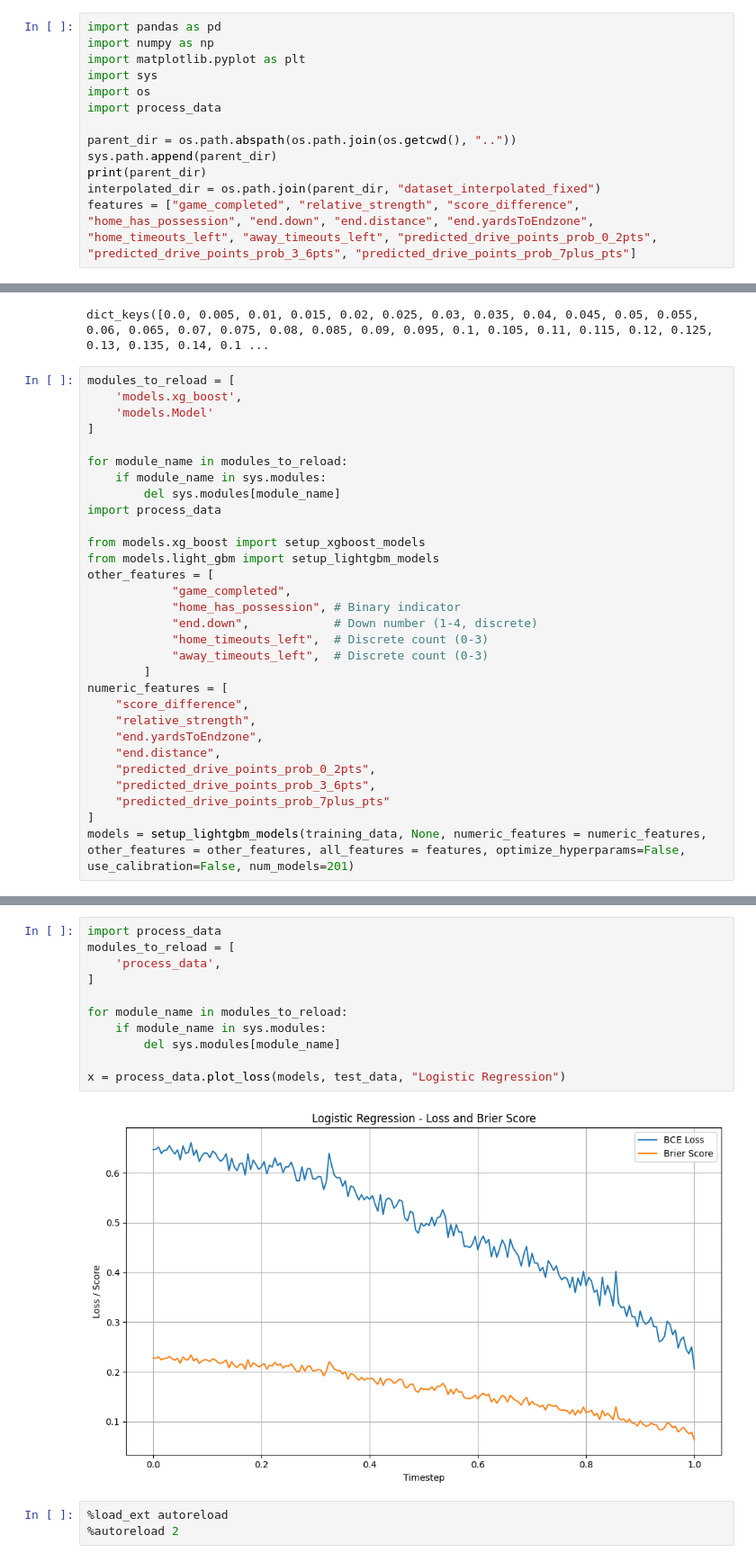
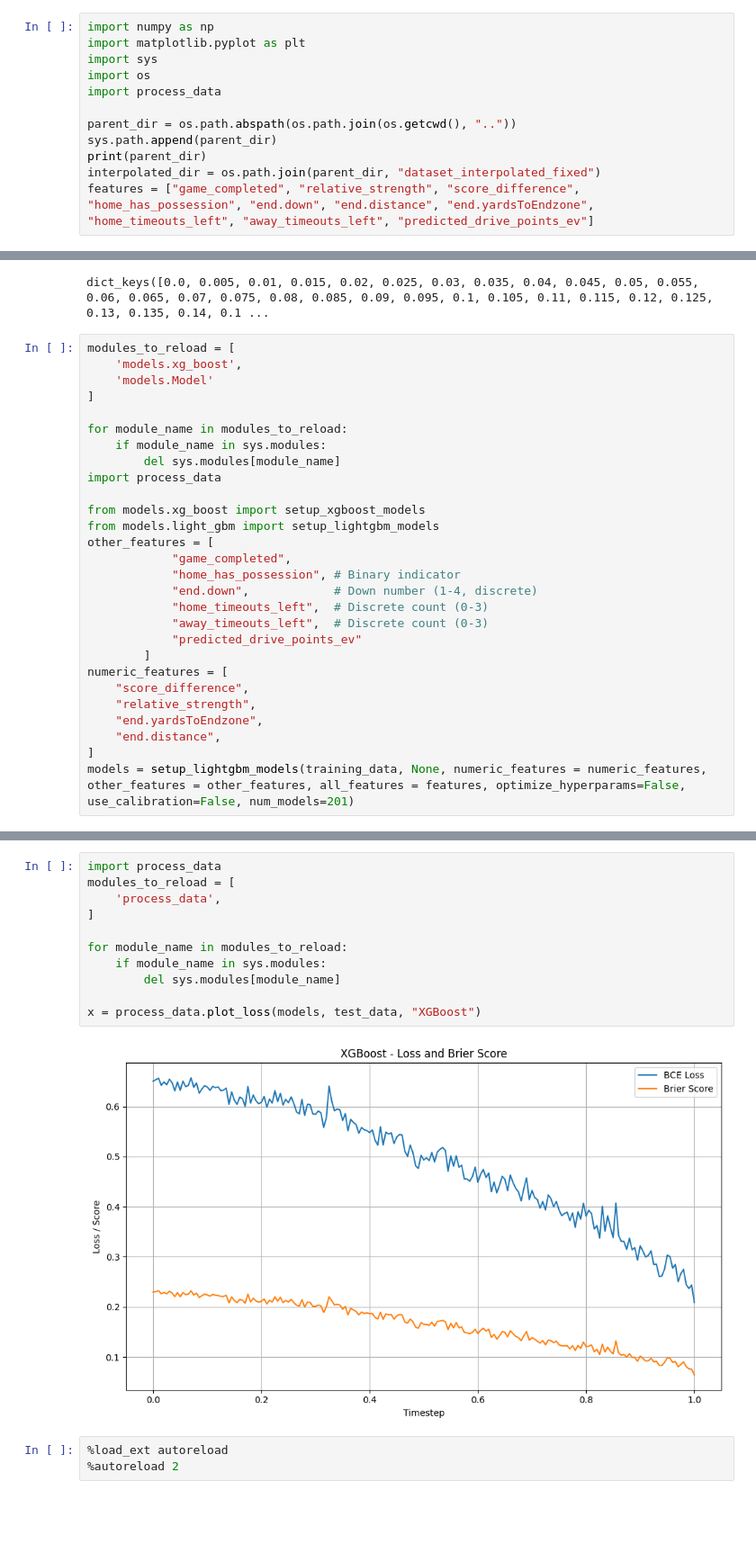
Before and after one commit to alys28/evalCUPF, a Jupyter notebook: NFL/ML/notebooks/xg_boost.ipynb, the cells around one changed output, grey strips where cells are left out. Shown at 90% size. Saved outputs shown, nothing was run; the diff lists cells and outputs as text; blank space fills up the shorter version.

```diff
--- a/NFL/ML/notebooks/xg_boost.ipynb
+++ b/NFL/ML/notebooks/xg_boost.ipynb
@@ -9,7 +9,6 @@ import process_data
 parent_dir = os.path.abspath(os.path.join(os.getcwd(), ".."))
 sys.path.append(parent_dir)
 # %%
-import pandas as pd
 import numpy as np
 import matplotlib.pyplot as plt
 import sys
@@ -20,7 +19,7 @@ parent_dir = os.path.abspath(os.path.join(os.getcwd(), ".."))
 sys.path.append(parent_dir)
 print(parent_dir)
 interpolated_dir = os.path.join(parent_dir, "dataset_interpolated_fixed")
-features = ["game_completed", "relative_strength", "score_difference", "home_has_possession", "end.down", "end.distance", "end.yardsToEndzone", "home_timeouts_left", "away_timeouts_left", "predicted_drive_points_prob_0_2pts", "predicted_drive_points_prob_3_6pts", "predicted_drive_points_prob_7plus_pts"]
+features = ["game_completed", "relative_strength", "score_difference", "home_has_possession", "end.down", "end.distance", "end.yardsToEndzone", "home_timeouts_left", "away_timeouts_left", "predicted_drive_points_ev"]
 # %% [output]
 /Users/aly/Documents/University_of_Waterloo/Winter 2025/Research/code/NFL/ML
 # %%
@@ -88,15 +87,13 @@ other_features = [
             "end.down",            # Down number (1-4, discrete)
             "home_timeouts_left",  # Discrete count (0-3)
             "away_timeouts_left",  # Discrete count (0-3)
+            "predicted_drive_points_ev"
         ]
 numeric_features = [
     "score_difference",
     "relative_strength",
     "end.yardsToEndzone",
     "end.distance",
-    "predicted_drive_points_prob_0_2pts",
-    "predicted_drive_points_prob_3_6pts",
-    "predicted_drive_points_prob_7plus_pts"
 ]
 models = setup_lightgbm_models(training_data, None, numeric_features = numeric_features, other_features = other_features, all_features = features, optimize_hyperparams=False, use_calibration=False, num_models=201)
 # %% [output]
@@ -120,16 +117,16 @@ Completed 201/201 timesteps
 # %%
 import process_data
 modules_to_reload = [
     'process_data',
 ]
 
 for module_name in modules_to_reload:
     if module_name in sys.modules:
         del sys.modules[module_name]
 
-x = process_data.plot_loss(models, test_data, "Logistic Regression")
+x = process_data.plot_loss(models, test_data, "XGBoost")
 # %% [output]
-[figure, old version]
+[figure, new version]
 # %%
 %load_ext autoreload
 %autoreload 2
```
Also changed, not shown: parts of 3 cells of this notebook, 53 other files.
